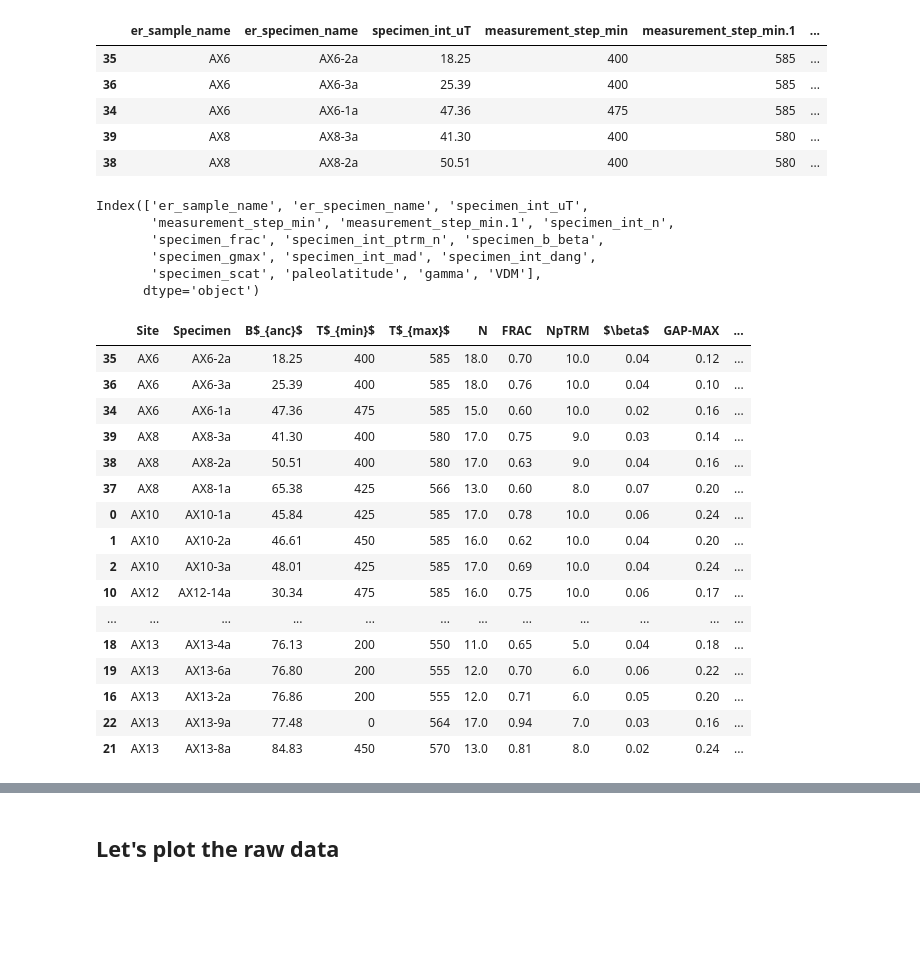
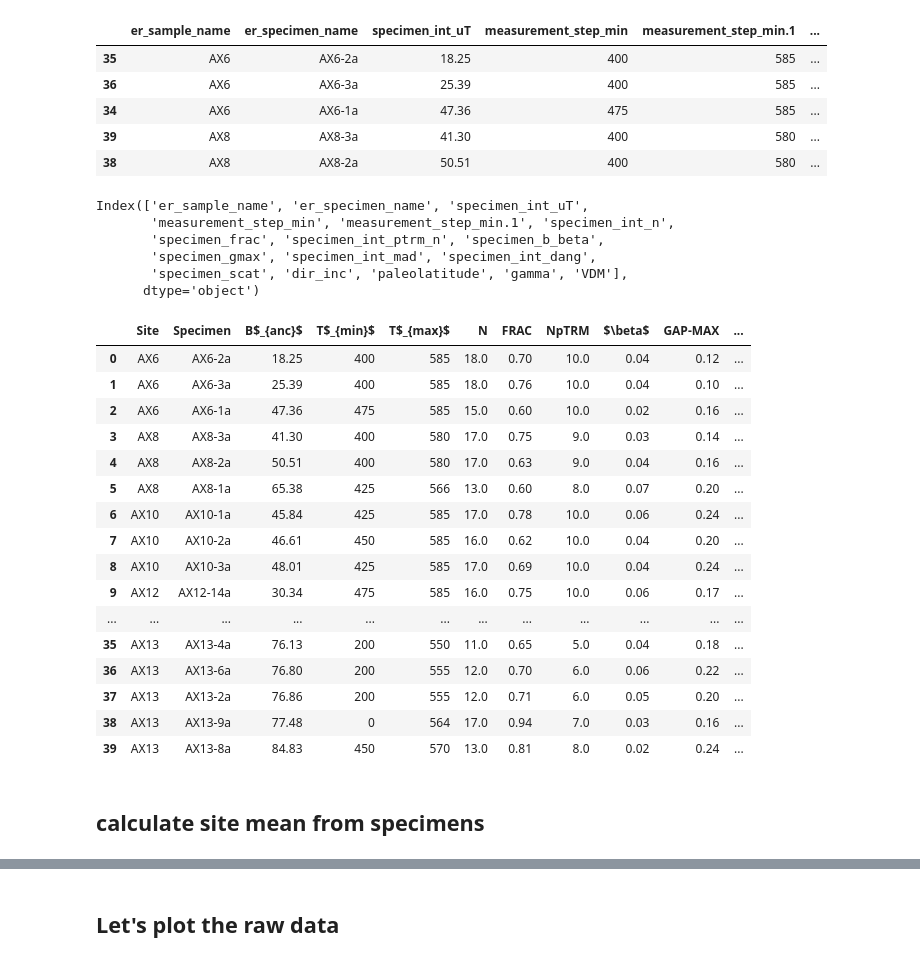
Before and after one commit to Swanson-Hysell-Group/AX_BD_PINT, a Jupyter notebook: code/AX_BD_PINT.ipynb, the cells around one changed output, grey strips where cells are left out. Cells and saved outputs as stored; diff of their text form; code cells hidden in the pictures; blank space fills up the shorter version.

```diff
--- a/code/AX_BD_PINT.ipynb
+++ b/code/AX_BD_PINT.ipynb
@@ -306,7 +306,9 @@ AX1-4a    2.3
 AX1-5a    0.6
 Name: gamma, dtype: float64
 # %%
-AX_all_PINT_specimen['paleolatitude'] = AX_all_PINT_specimen['er_sample_name'].map(AX_plat)
+AX_inc = pd.Series(data=AX_site_mct_tc['dir_inc'].tolist(), index=AX_site_mct_tc['site'])
+AX_all_PINT_specimen['dir_inc'] = [AX_inc[i] for i in AX_all_PINT_specimen['er_sample_name']]
+AX_all_PINT_specimen['paleolatitude'] = [AX_plat[i] for i in AX_all_PINT_specimen['er_sample_name']]
 AX_all_PINT_specimen['gamma'] = AX_all_PINT_specimen['er_specimen_name'].map(AX_all_measurements_group['gamma'])
 AX_all_PINT_specimen['VDM'] = [round(pmag.b_vdm(AX_all_PINT_specimen['specimen_int_uT'].tolist()[i]/1e6/1.35,
                                                  AX_all_PINT_specimen['paleolatitude'].tolist()[i]), 2)/1e21 for i in range(AX_all_PINT_specimen.shape[0])]
@@ -327,29 +329,37 @@ Index(['er_sample_name', 'er_specimen_name', 'specimen_int_uT',
        'measurement_step_min', 'measurement_step_min.1', 'specimen_int_n',
        'specimen_frac', 'specimen_int_ptrm_n', 'specimen_b_beta',
        'specimen_gmax', 'specimen_int_mad', 'specimen_int_dang',
-       'specimen_scat', 'paleolatitude', 'gamma', 'VDM'],
+       'specimen_scat', 'dir_inc', 'paleolatitude', 'gamma', 'VDM'],
       dtype='object')
+# %%
+map_site_to_region = pd.Series(index=['AX6', 'AX8', 'AX10', 'AX11', 'AX12', 'AX13', 'AX16'],
+                               data = ['Carlton Peak', 'Carlton Peak', 'Carlton Peak', 'Kennedy Creek', 'Silver Bay', 'Kennedy Creek', 'Silver Bay'])
 # %%
 AX_all_PINT_specimen_export.columns = ['Site', 'Specimen', 'B$_{anc}$', 'T$_{min}$', 'T$_{max}$',
                                        'N', 'FRAC', 'NpTRM', '$\\beta$', 'GAP-MAX', 'MAD ($^\circ$)',
-                                       'DANG ($^\circ$)', 'SCAT', 'Paleolatitude', '$\gamma$', 'VDM (ZAm$^2$)']
-AX_all_PINT_specimen_export = AX_all_PINT_specimen_export.round(2)
+                                       'DANG ($^\circ$)', 'SCAT', 'inc$_{tc}$', 'Paleolatitude', '$\gamma$', 'VDM (ZAm$^2$)']
+
+AX_all_PINT_specimen_export['Region'] = [map_site_to_region[i] for i in AX_all_PINT_specimen_export['Site']]
+# AX_all_PINT_specimen_export = AX_all_PINT_specimen_export.round(2)
+AX_all_PINT_specimen_export = AX_all_PINT_specimen_export.reset_index(drop=1)
 AX_all_PINT_specimen_export
 # %% [output]
 |  | Site | Specimen | B$_{anc}$ | T$_{min}$ | T$_{max}$ | N | FRAC | NpTRM | $\beta$ | GAP-MAX | ... |
-| 35 | AX6 | AX6-2a | 18.25 | 400 | 585 | 18.0 | 0.70 | 10.0 | 0.04 | 0.12 | ... |
-| 36 | AX6 | AX6-3a | 25.39 | 400 | 585 | 18.0 | 0.76 | 10.0 | 0.04 | 0.10 | ... |
-| 34 | AX6 | AX6-1a | 47.36 | 475 | 585 | 15.0 | 0.60 | 10.0 | 0.02 | 0.16 | ... |
-| 39 | AX8 | AX8-3a | 41.30 | 400 | 580 | 17.0 | 0.75 | 9.0 | 0.03 | 0.14 | ... |
-| 38 | AX8 | AX8-2a | 50.51 | 400 | 580 | 17.0 | 0.63 | 9.0 | 0.04 | 0.16 | ... |
-| 37 | AX8 | AX8-1a | 65.38 | 425 | 566 | 13.0 | 0.60 | 8.0 | 0.07 | 0.20 | ... |
-| 0 | AX10 | AX10-1a | 45.84 | 425 | 585 | 17.0 | 0.78 | 10.0 | 0.06 | 0.24 | ... |
-| 1 | AX10 | AX10-2a | 46.61 | 450 | 585 | 16.0 | 0.62 | 10.0 | 0.04 | 0.20 | ... |
-| 2 | AX10 | AX10-3a | 48.01 | 425 | 585 | 17.0 | 0.69 | 10.0 | 0.04 | 0.24 | ... |
-| 10 | AX12 | AX12-14a | 30.34 | 475 | 585 | 16.0 | 0.75 | 10.0 | 0.06 | 0.17 | ... |
+| 0 | AX6 | AX6-2a | 18.25 | 400 | 585 | 18.0 | 0.70 | 10.0 | 0.04 | 0.12 | ... |
+| 1 | AX6 | AX6-3a | 25.39 | 400 | 585 | 18.0 | 0.76 | 10.0 | 0.04 | 0.10 | ... |
+| 2 | AX6 | AX6-1a | 47.36 | 475 | 585 | 15.0 | 0.60 | 10.0 | 0.02 | 0.16 | ... |
+| 3 | AX8 | AX8-3a | 41.30 | 400 | 580 | 17.0 | 0.75 | 9.0 | 0.03 | 0.14 | ... |
+| 4 | AX8 | AX8-2a | 50.51 | 400 | 580 | 17.0 | 0.63 | 9.0 | 0.04 | 0.16 | ... |
+| 5 | AX8 | AX8-1a | 65.38 | 425 | 566 | 13.0 | 0.60 | 8.0 | 0.07 | 0.20 | ... |
+| 6 | AX10 | AX10-1a | 45.84 | 425 | 585 | 17.0 | 0.78 | 10.0 | 0.06 | 0.24 | ... |
+| 7 | AX10 | AX10-2a | 46.61 | 450 | 585 | 16.0 | 0.62 | 10.0 | 0.04 | 0.20 | ... |
+| 8 | AX10 | AX10-3a | 48.01 | 425 | 585 | 17.0 | 0.69 | 10.0 | 0.04 | 0.24 | ... |
+| 9 | AX12 | AX12-14a | 30.34 | 475 | 585 | 16.0 | 0.75 | 10.0 | 0.06 | 0.17 | ... |
 | ... | ... | ... | ... | ... | ... | ... | ... | ... | ... | ... | ... |
-| 18 | AX13 | AX13-4a | 76.13 | 200 | 550 | 11.0 | 0.65 | 5.0 | 0.04 | 0.18 | ... |
-| 19 | AX13 | AX13-6a | 76.80 | 200 | 555 | 12.0 | 0.70 | 6.0 | 0.06 | 0.22 | ... |
-| 16 | AX13 | AX13-2a | 76.86 | 200 | 555 | 12.0 | 0.71 | 6.0 | 0.05 | 0.20 | ... |
-| 22 | AX13 | AX13-9a | 77.48 | 0 | 564 | 17.0 | 0.94 | 7.0 | 0.03 | 0.16 | ... |
-| 21 | AX13 | AX13-8a | 84.83 | 450 | 570 | 13.0 | 0.81 | 8.0 | 0.02 | 0.24 | ... |
+| 35 | AX13 | AX13-4a | 76.13 | 200 | 550 | 11.0 | 0.65 | 5.0 | 0.04 | 0.18 | ... |
+| 36 | AX13 | AX13-6a | 76.80 | 200 | 555 | 12.0 | 0.70 | 6.0 | 0.06 | 0.22 | ... |
+| 37 | AX13 | AX13-2a | 76.86 | 200 | 555 | 12.0 | 0.71 | 6.0 | 0.05 | 0.20 | ... |
+| 38 | AX13 | AX13-9a | 77.48 | 0 | 564 | 17.0 | 0.94 | 7.0 | 0.03 | 0.16 | ... |
+| 39 | AX13 | AX13-8a | 84.83 | 450 | 570 | 13.0 | 0.81 | 8.0 | 0.02 | 0.24 | ... |
+# %% [markdown]
+## calculate site mean from specimens
```
Also changed, not shown: parts of 29 cells of this notebook, 7 other files.
